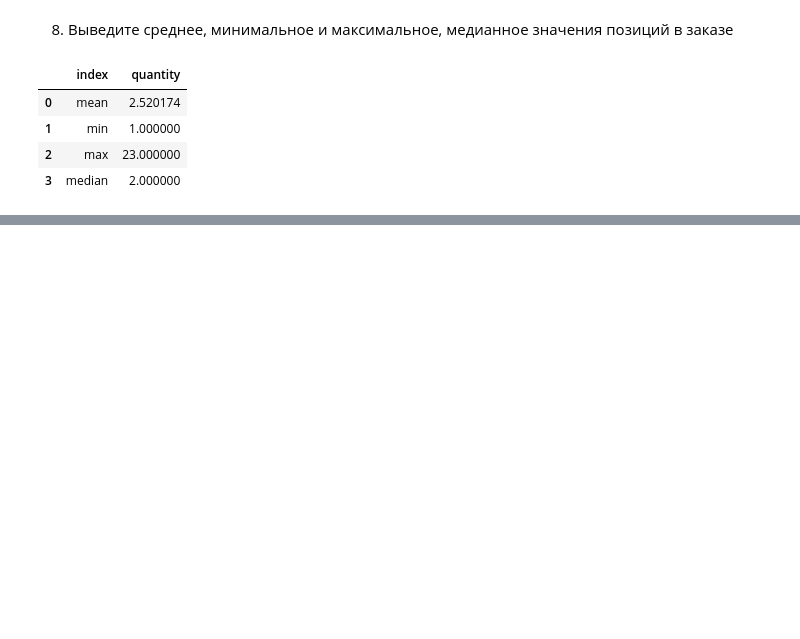
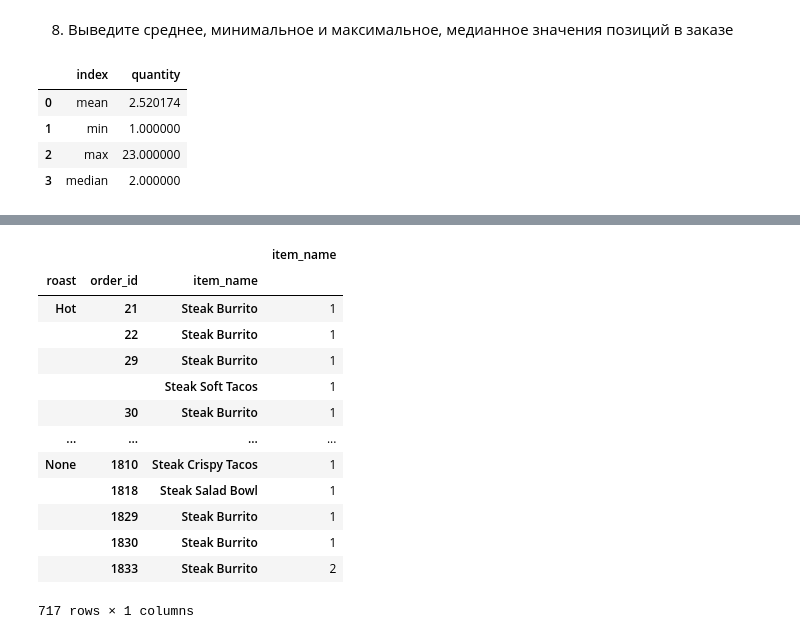
Before and after one commit to MaxKuznets0v/Intelligent-Systems-HW, a Jupyter notebook: HW1.ipynb, the cells around one changed output, grey strips where cells are left out. Cells and saved outputs as stored; diff of their text form; code cells hidden in the pictures; blank space fills up the shorter version.

```diff
--- a/HW1.ipynb
+++ b/HW1.ipynb
@@ -72,0 +88,9 @@ cnts.describe().loc[['mean', 'min', 'max', '50%']].rename({"50%": "median"}).res
+# %%
+types = ["Hot", "Medium", "Mild"]
+all_steaks = df[df.item_name.str.contains("Steak")]
+roast_cnt = []
+for typ in types:
+    roast_cnt.append(all_steaks[all_steaks.choice_description.str.contains(typ)].shape[0])
+types.append("None")
+roast_cnt.append(all_steaks[~all_steaks.choice_description.str.contains("Mild|Medium|Hot")].shape[0])
+pd.DataFrame({"Roast": types, "Quantity": roast_cnt})
@@ -72,0 +131,25 @@ cnts.describe().loc[['mean', 'min', 'max', '50%']].rename({"50%": "median"}).res
+# %%
+roasts = pd.DataFrame(columns=['roast', 'order_id', 'item_name'])
+for typ in types[:3]:
+    res = all_steaks[all_steaks.choice_description.str.contains(typ)][['item_name', 'order_id']]
+    res = res.assign(roast=typ)
+    roasts = roasts.append(res)
+none_roast = all_steaks[~all_steaks.choice_description.str.contains("Mild|Medium|Hot")][['item_name', 'order_id']]
+none_roast = none_roast.assign(roast="None")
+roasts = roasts.append(none_roast)
+pd.DataFrame(roasts.groupby(['roast', 'order_id', 'item_name']).agg({"item_name": "count"}))
+# %% [output]
+|  |  |  | item_name |
+| roast | order_id | item_name |  |
+| Hot | 21 | Steak Burrito | 1 |
+|  | 22 | Steak Burrito | 1 |
+|  | 29 | Steak Burrito | 1 |
+|  |  | Steak Soft Tacos | 1 |
+|  | 30 | Steak Burrito | 1 |
+| ... | ... | ... | ... |
+| None | 1810 | Steak Crispy Tacos | 1 |
+|  | 1818 | Steak Salad Bowl | 1 |
+|  | 1829 | Steak Burrito | 1 |
+|  | 1830 | Steak Burrito | 1 |
+|  | 1833 | Steak Burrito | 2 |
+717 rows × 1 columns
```
Also changed, not shown: parts of 10 cells of this notebook.
